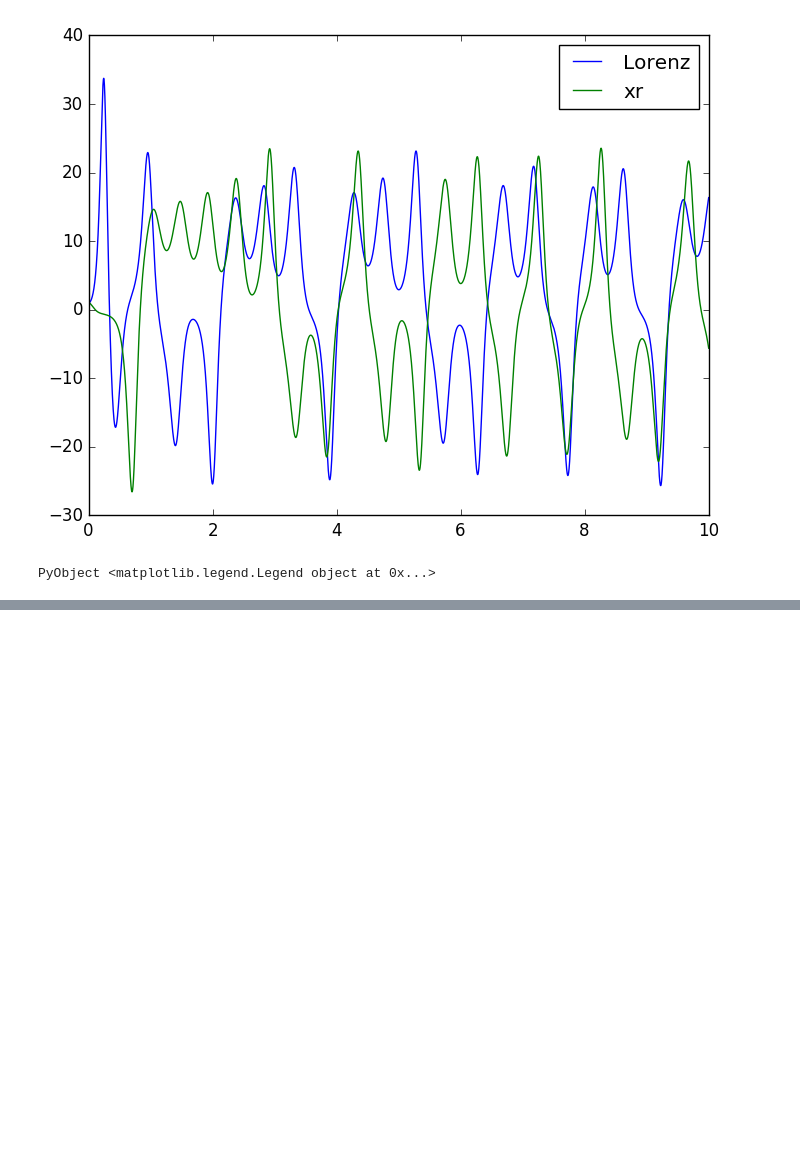
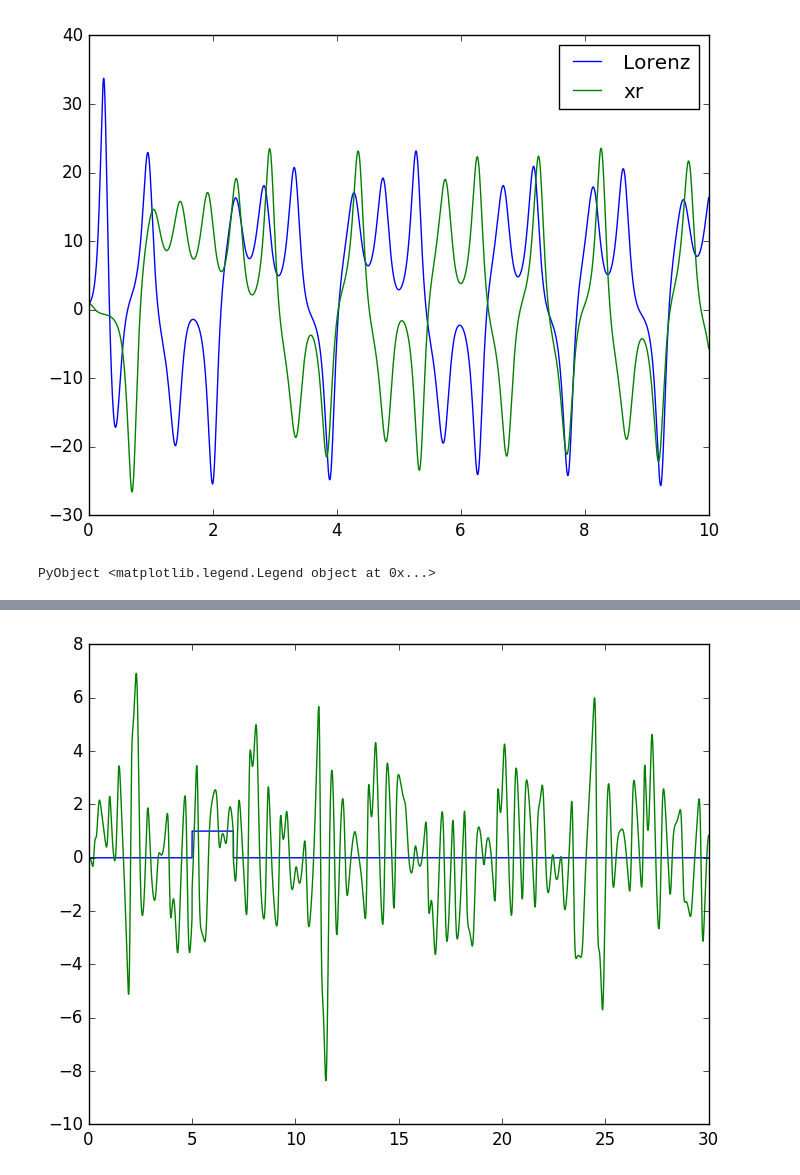
Before and after one commit to ignacio-vc/ChaosCrypto, a Jupyter notebook: wip/taylor_lorenz ejercicio 3.ipynb, the cells around one changed output, grey strips where cells are left out. Cells and saved outputs as stored; diff of their text form; code cells hidden in the pictures; blank space fills up the shorter version.

```diff
--- a/wip/taylor_lorenz ejercicio 3.ipynb
+++ b/wip/taylor_lorenz ejercicio 3.ipynb
@@ -476,0 +545,15 @@ PyObject <matplotlib.legend.Legend object at 0x...>
+# %%
+function paso(x)
+    res = Float64[]
+    for valor in x
+        if valor > 5 && valor < 7
+            push!(res,1.)
+        else
+            push!(res,0.)
+        end
+    end
+    res
+end
+
+x = linspace(0,7,15)
+paso(x)
@@ -476,0 +577,4 @@ PyObject <matplotlib.legend.Legend object at 0x...>
+# %%
+m = paso(tsPls)
+s = [x[1] for x in xsPls] + m
+m_hat = s - [x[4] for x in xsPls]
@@ -476,0 +599,6 @@ PyObject <matplotlib.legend.Legend object at 0x...>
+# %%
+plot(tsPls, m)
+plot(tsPls, m_hat)
+legend()
+# %% [output]
+[figure, added]
```
Also changed, not shown: parts of 8 cells of this notebook, 2 other files.
